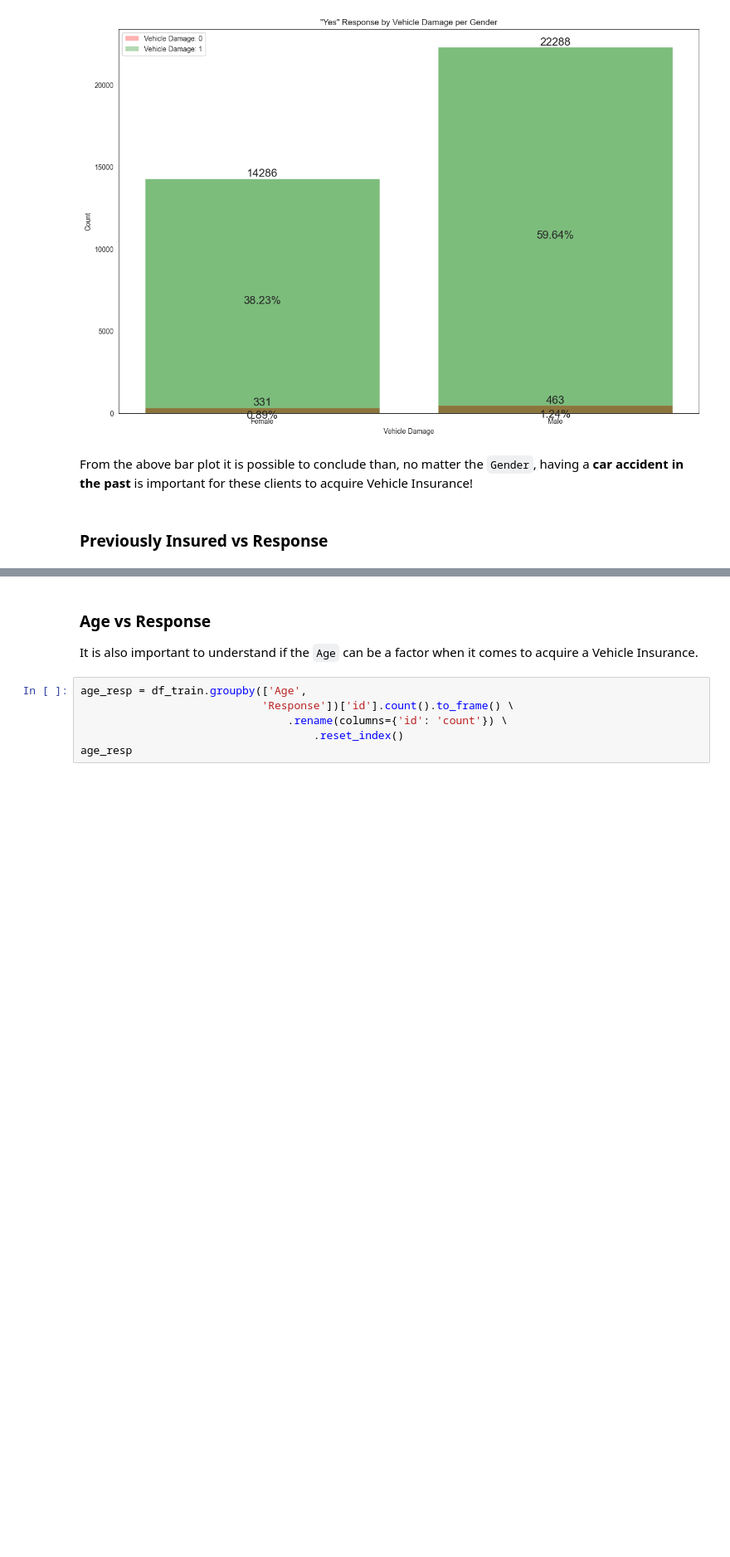
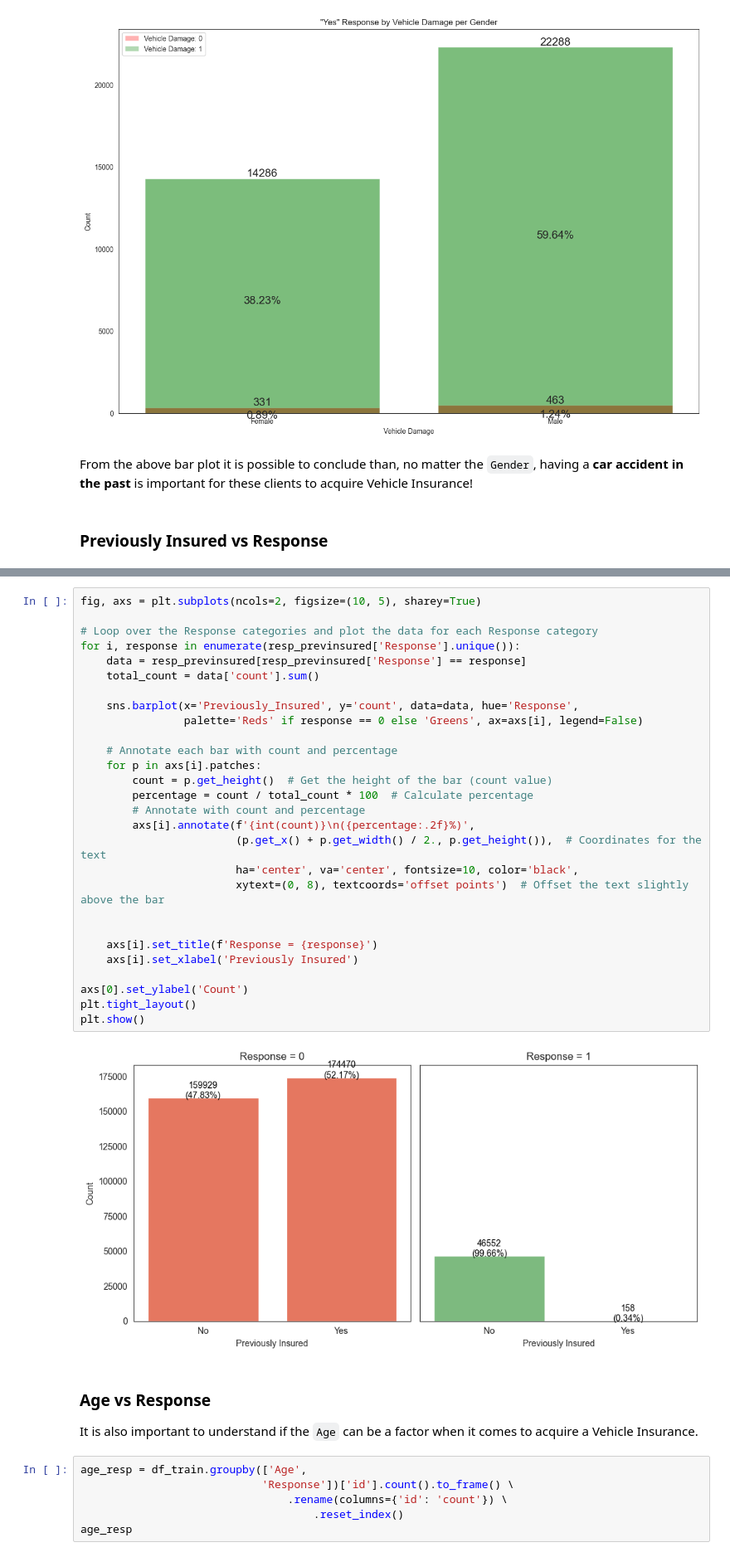
Before and after one commit to HugoTex98/Health-Insurance-Cross-Sell-Prediction, a Jupyter notebook: Health_Insurance_Cross_Sell_Prediction.ipynb, the cells around one changed output, grey strips where cells are left out. Shown at 83% size. Drawn from its saved outputs; the diff is of its cells as text; blank space fills up the shorter version.

```diff
--- a/Health_Insurance_Cross_Sell_Prediction.ipynb
+++ b/Health_Insurance_Cross_Sell_Prediction.ipynb
@@ -318,3 +365,33 @@ From the above bar plot it is possible to conclude than, no matter the `Gender`,
+# %%
+fig, axs = plt.subplots(ncols=2, figsize=(10, 5), sharey=True)
+
+# Loop over the Response categories and plot the data for each Response category
+for i, response in enumerate(resp_previnsured['Response'].unique()):
+    data = resp_previnsured[resp_previnsured['Response'] == response]
+    total_count = data['count'].sum()
+
+    sns.barplot(x='Previously_Insured', y='count', data=data, hue='Response',
+                palette='Reds' if response == 0 else 'Greens', ax=axs[i], legend=False)
+
+    # Annotate each bar with count and percentage
+    for p in axs[i].patches:
+        count = p.get_height()  # Get the height of the bar (count value)
+        percentage = count / total_count * 100  # Calculate percentage
+        # Annotate with count and percentage
+        axs[i].annotate(f'{int(count)}\n({percentage:.2f}%)',
+                        (p.get_x() + p.get_width() / 2., p.get_height()),  # Coordinates for the text
+                        ha='center', va='center', fontsize=10, color='black',
+                        xytext=(0, 8), textcoords='offset points')  # Offset the text slightly above the bar
+
+
+    axs[i].set_title(f'Response = {response}')
+    axs[i].set_xlabel('Previously Insured')
+
+axs[0].set_ylabel('Count')
+plt.tight_layout()
+plt.show()
+# %% [output]
+[figure, added]
 # %% [markdown]
 ### Age vs Response
 
```
Also changed, not shown: parts of 11 cells of this notebook.
